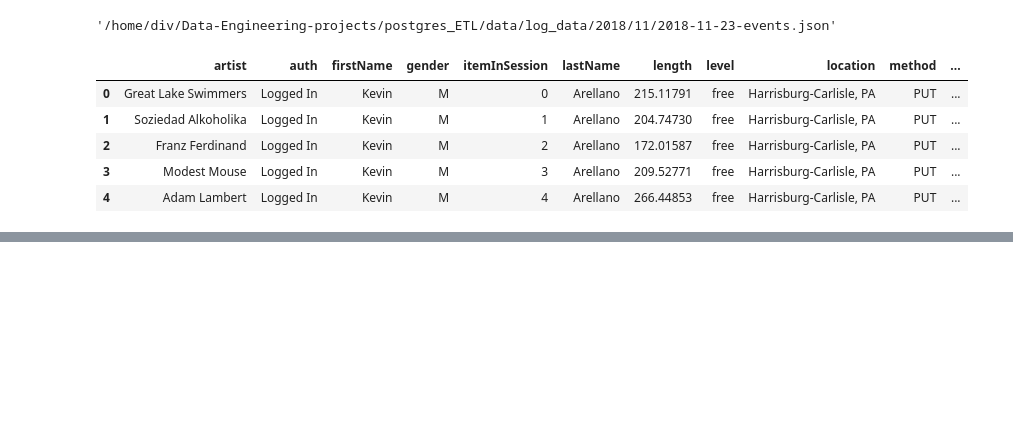
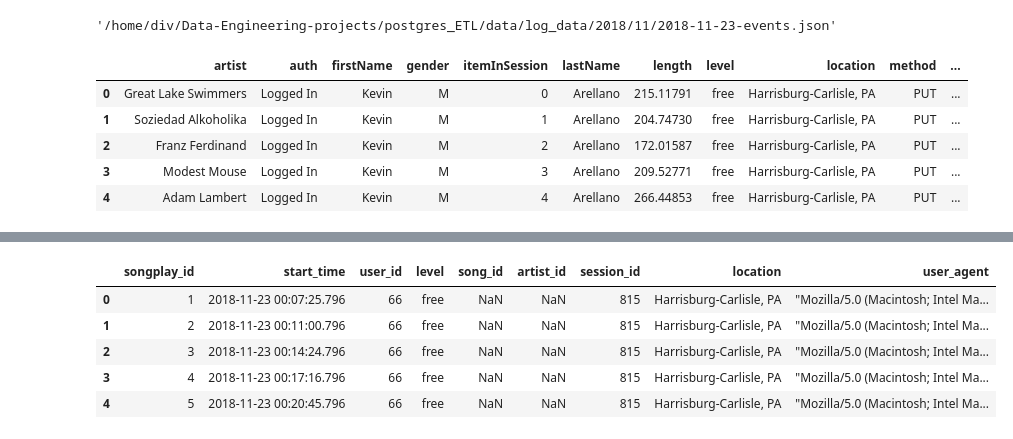
Before and after one commit to Gali-Sai-Divakar-Reddy/Data-Engineering-projects, a Jupyter notebook: postgres_ETL/etl_test.ipynb, the cells around one changed output, grey strips where cells are left out. Drawn from its saved outputs; the diff is of its cells as text; code cells hidden in the pictures; blank space fills up the shorter version.

```diff
--- a/postgres_ETL/etl_test.ipynb
+++ b/postgres_ETL/etl_test.ipynb
@@ -39,0 +42,3 @@ song_data
+# %%
+songs_df = df[['song_id', 'title', 'artist_id', 'year', 'duration']]
+songs_df.head()
@@ -63,0 +91,3 @@ df.head()
+# %%
+df = df[df['page'] == 'NextSong']
+df.head()
@@ -63,0 +142,2 @@ df.head()
+# %%
+df = df.merge(songs_df, how='left', left_on=['song', 'artist', 'length'], right_on=['title', 'artist_id', 'duration'])
@@ -63,0 +154,26 @@ df.head()
+# %%
+# Creating songplays DataFrame
+# Including all relevant fields and possibly adding a 'songplay_id'
+df['songplay_id'] = range(1, len(df) + 1)  # Generating songplay IDs
+songplays_df = df[['songplay_id', 'ts', 'userId', 'level', 'song_id', 'artist_id', 'sessionId', 'location', 'userAgent']].copy()
+
+# Rename columns to match the expected format for songplays table
+songplays_df.rename(columns={
+    'ts': 'start_time',
+    'userId': 'user_id',
+    'sessionId': 'session_id',
+    'userAgent': 'user_agent'
+}, inplace=True)
+
+# Convert timestamp to datetime
+songplays_df.loc[:, 'start_time'] = pd.to_datetime(songplays_df['start_time'], unit='ms')
+
+# Show the head of the DataFrame to verify
+songplays_df.head()
+# %% [output]
+|  | songplay_id | start_time | user_id | level | song_id | artist_id | session_id | location | user_agent |
+| 0 | 1 | 2018-11-23 00:07:25.796 | 66 | free | NaN | NaN | 815 | Harrisburg-Carlisle, PA | "Mozilla/5.0 (Macintosh; Intel Ma... |
+| 1 | 2 | 2018-11-23 00:11:00.796 | 66 | free | NaN | NaN | 815 | Harrisburg-Carlisle, PA | "Mozilla/5.0 (Macintosh; Intel Ma... |
+| 2 | 3 | 2018-11-23 00:14:24.796 | 66 | free | NaN | NaN | 815 | Harrisburg-Carlisle, PA | "Mozilla/5.0 (Macintosh; Intel Ma... |
+| 3 | 4 | 2018-11-23 00:17:16.796 | 66 | free | NaN | NaN | 815 | Harrisburg-Carlisle, PA | "Mozilla/5.0 (Macintosh; Intel Ma... |
+| 4 | 5 | 2018-11-23 00:20:45.796 | 66 | free | NaN | NaN | 815 | Harrisburg-Carlisle, PA | "Mozilla/5.0 (Macintosh; Intel Ma... |
```
Also changed, not shown: parts of 19 cells of this notebook.
